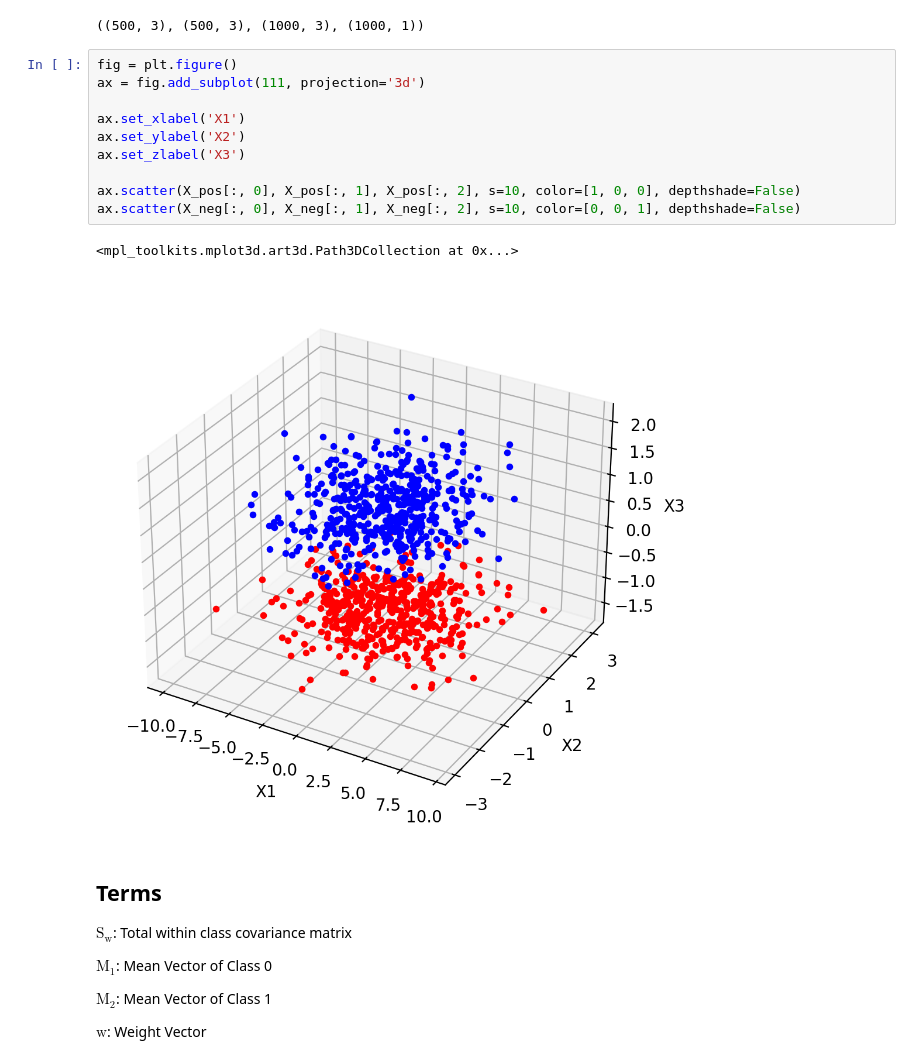
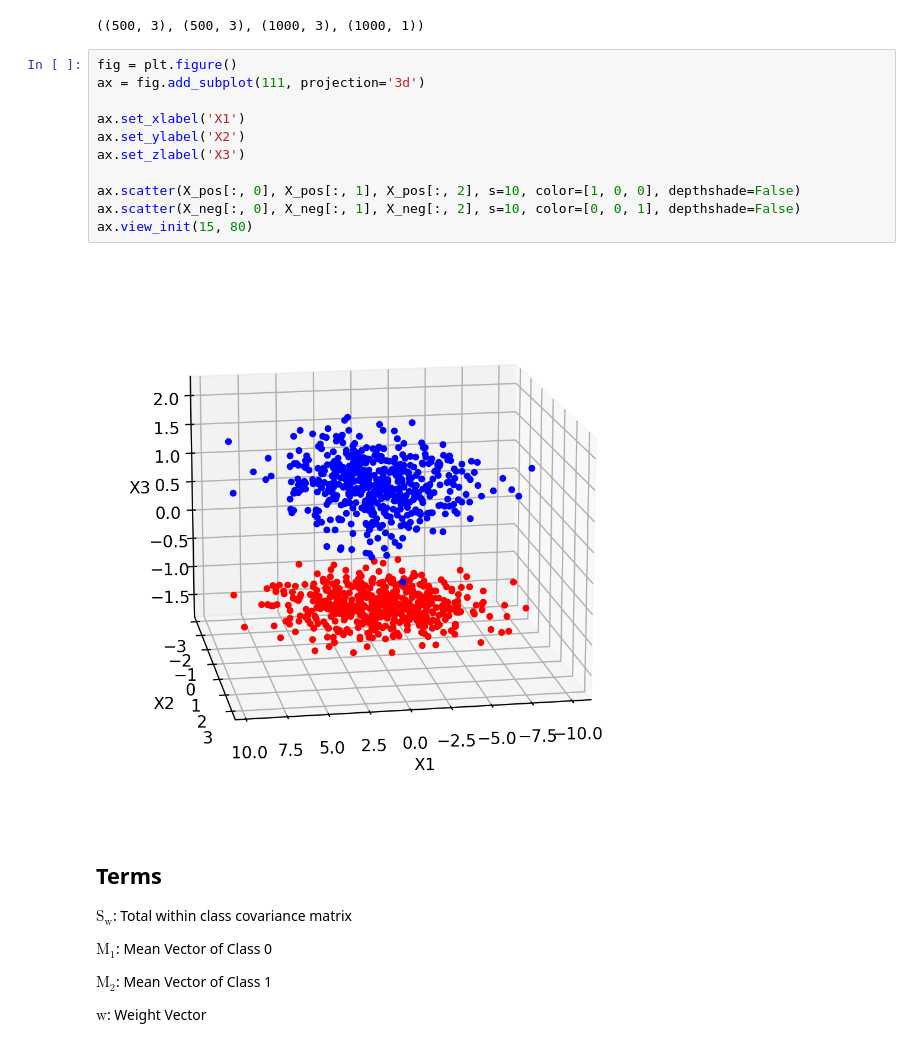
Before and after one commit to CyberKnight1803/ML_Assignment, a Jupyter notebook: fisher/Fisher's Linear Discriminant.ipynb, the cells around one changed output. Drawn from its saved outputs; the diff is of its cells as text.

```diff
--- a/fisher/Fisher's Linear Discriminant.ipynb
+++ b/fisher/Fisher's Linear Discriminant.ipynb
@@ -56,16 +56,16 @@ X_p.shape, X_n.shape, _X.shape, _y.shape
 # %%
 fig = plt.figure()
 ax = fig.add_subplot(111, projection='3d')
 
 ax.set_xlabel('X1')
 ax.set_ylabel('X2')
 ax.set_zlabel('X3')
 
 ax.scatter(X_pos[:, 0], X_pos[:, 1], X_pos[:, 2], s=10, color=[1, 0, 0], depthshade=False)
 ax.scatter(X_neg[:, 0], X_neg[:, 1], X_neg[:, 2], s=10, color=[0, 0, 1], depthshade=False)
+ax.view_init(15, 80)
 # %% [output]
-<mpl_toolkits.mplot3d.art3d.Path3DCollection at 0x...>
-[figure, old version]
+[figure, new version]
 # %% [markdown]
 ## Terms
 
```
Also changed, not shown: parts of 7 cells of this notebook.
